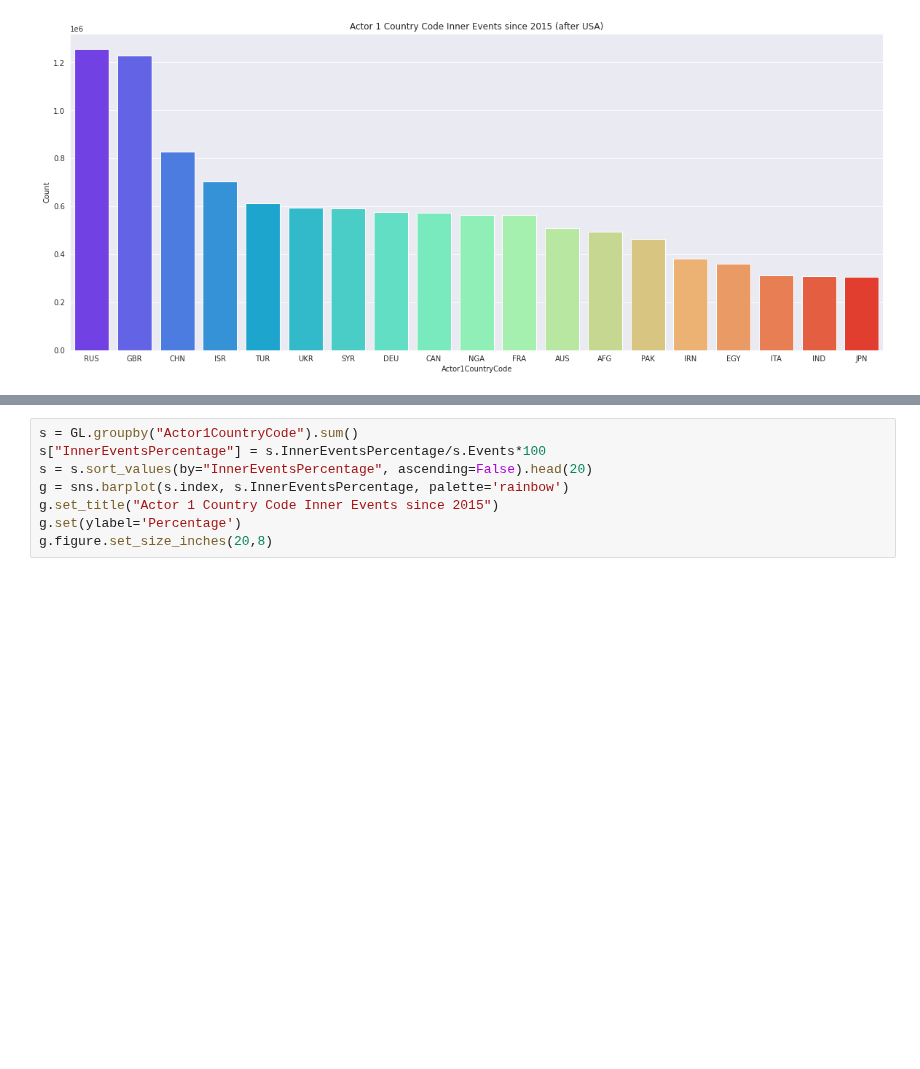
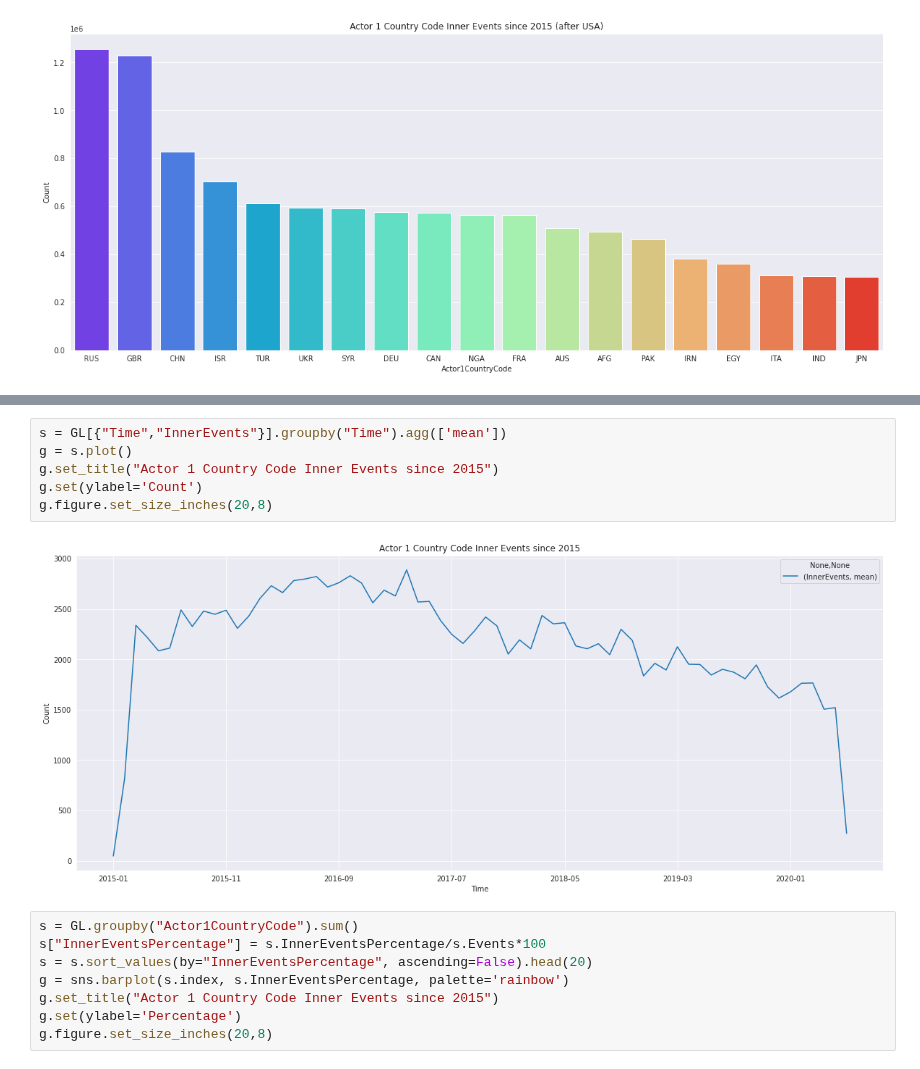
Before and after one commit to mijapa/GDELT, a Jupyter notebook: GLOBAL monthyear inner events.ipynb, the cells around one changed output, grey strips where cells are left out. Saved outputs shown, nothing was run; the diff lists cells and outputs as text; blank space fills up the shorter version.

Commit message:
Add statistical analysis to inner events

```diff
--- a/GLOBAL monthyear inner events.ipynb
+++ b/GLOBAL monthyear inner events.ipynb
@@ -41,6 +41,14 @@ g.set(ylabel='Count')
 g.figure.set_size_inches(20,8)
 # %% [output]
 [figure]
+# %%
+s = GL[{"Time","InnerEvents"}].groupby("Time").agg(['mean'])
+g = s.plot()
+g.set_title("Actor 1 Country Code Inner Events since 2015")
+g.set(ylabel='Count')
+g.figure.set_size_inches(20,8)
+# %% [output]
+[figure, added]
 # %%
 s = GL.groupby("Actor1CountryCode").sum()
 s["InnerEventsPercentage"] = s.InnerEventsPercentage/s.Events*100
```
Also changed, not shown: parts of 2 cells of this notebook.
